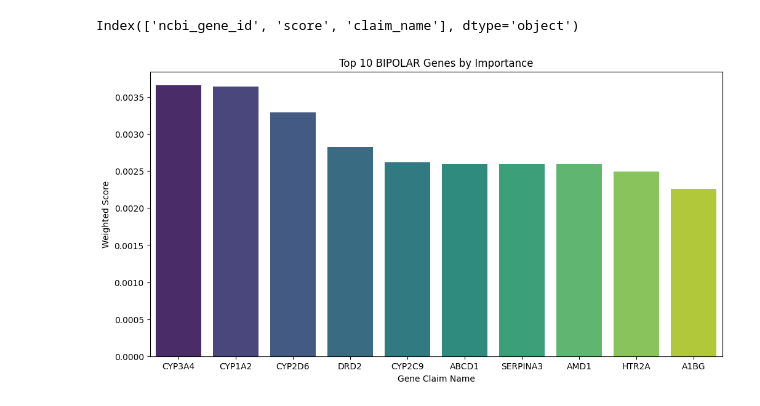
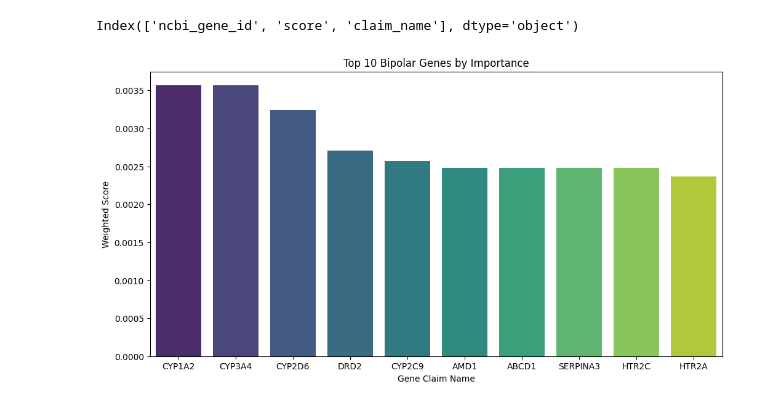
Before and after one commit to huangderful/DGI-Hypergraph, a Jupyter notebook: Random_Walk_v1/PPI_Weighted/importance_score_manipulation.ipynb, the cells around one changed output. Saved outputs shown, nothing was run; the diff lists cells and outputs as text; code cells hidden in the pictures.

```diff
--- a/Random_Walk_v1/PPI_Weighted/importance_score_manipulation.ipynb
+++ b/Random_Walk_v1/PPI_Weighted/importance_score_manipulation.ipynb
@@ -7,4 +9,2 @@ NCBI_INFO = pd.read_csv(NCBI_PATH, sep='\t', compression='gzip')
-# %%
-scores = pd.read_csv("./importance_scores.tsv", sep="\t")
 # %%
 
@@ -27,7 +31,7 @@ Gene claim name for NCBI Gene ID 473: RERE
 import json
 
 # Load the JSON data from the file
-with open('../../Data/hypergraphs/DGIDB_HumanNet/human/undirected/bipolar/gene_to_index.json', 'r') as file:
+with open('../../Data/hypergraphs/DGIDB_HumanNet/human/undirected/temp/gene_to_index.json', 'r') as file:
     gene_to_index = json.load(file)
 
 # Invert the dictionary to map indices back to genes
@@ -42,22 +46,16 @@ def get_gene_claim_name_via_DGIDB(gene_index):
     # result = dgidb[dgidb['ncbi_gene_id'] == ncbi_gene_id]
     result = dgidb[(dgidb['ncbi_gene_id']) == ncbi_gene_id]
     if not result.empty:
-        return result['gene_claim_name'].values[0]
+        return result['gene_name'].values[0]
     else:
         return "DGIDB GENE CLAIM NAME NOT FOUND"
-def get_gene_claim_name_via_NCBI(gene_index):
-    ncbi_gene_id = int(get_gene_by_index(gene_index))
-    return id_to_gene_claim.get(ncbi_gene_id, "NCBI GENE CLIAIM NAME NOT FOUND")
+# def get_gene_claim_name_via_NCBI(gene_index):
+#     ncbi_gene_id = int(get_gene_by_index(gene_index))
+#     return id_to_gene_claim.get(ncbi_gene_id, "NCBI GENE CLIAIM NAME NOT FOUND")
 
-scores['claim_name'] = scores['Gene'].apply(lambda gene: get_gene_claim_name_via_NCBI(gene))
+scores['claim_name'] = scores['Gene'].apply(lambda gene: get_gene_claim_name_via_DGIDB(gene))
 # %%
 scores.rename(columns={'Gene': 'ncbi_gene_id', 'Score': 'score'}, inplace=True)
 # %%
 # Apply the function to all rows in the 'ncbi_gene_id' column
 scores['ncbi_gene_id'] = scores['ncbi_gene_id'].apply(get_gene_by_index)
-# %%
-# print(scores.iloc[7])
-scores = scores.drop(index=9)
-scores = scores.drop(index=5)
-
-print(scores.head(10))
@@ -76,19 +76,19 @@ print(scores.head(10))
 # %%
 import pandas as pd
 import matplotlib.pyplot as plt
 import seaborn as sns
 # Use the top 10 genes
 df_top_10 = scores.head(10)
 # Check the column names
 print(scores.columns)
 # Create the bar plot
 plt.figure(figsize=(12, 6))
 sns.barplot(x='claim_name', y='score', data=df_top_10, palette='viridis')
-plt.title('Top 10 BIPOLAR Genes by Importance')
+plt.title('Top 10 Bipolar Genes by Importance')
 plt.xlabel('Gene Claim Name')
 plt.ylabel('Weighted Score')
 plt.show()
 # %% [output]
 Index(['ncbi_gene_id', 'score', 'claim_name'], dtype='object')
-[figure, old version]
+[figure, new version]
 # %%
```
Also changed, not shown: parts of 5 cells of this notebook, 13 other files.
